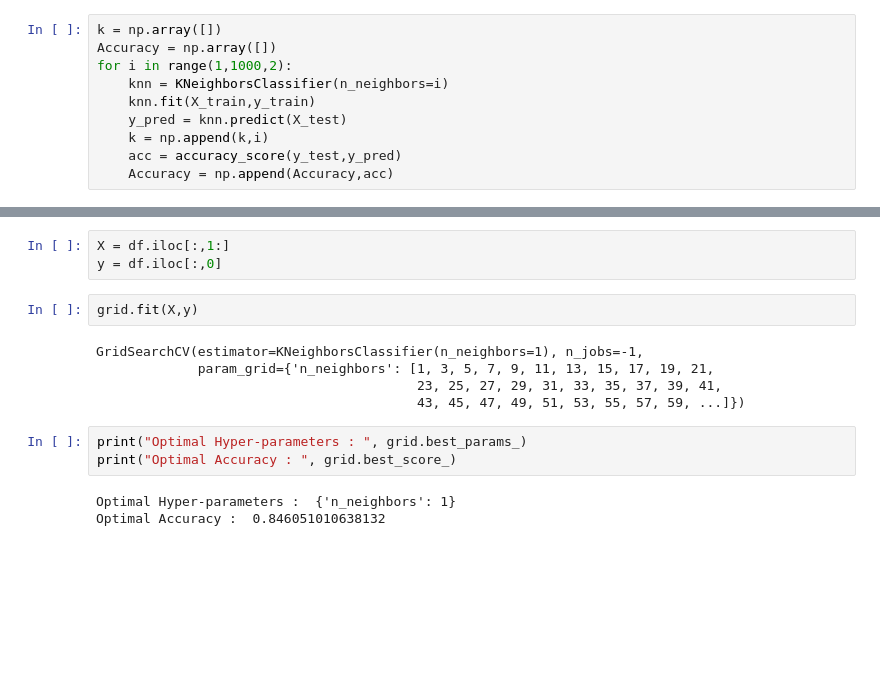
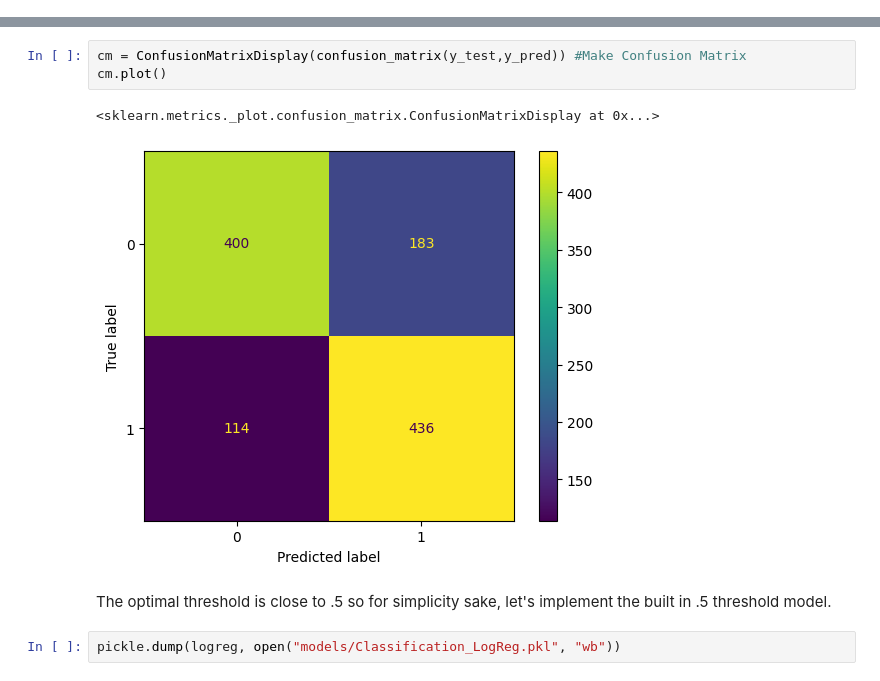
Before and after one commit to jiaweizheng1/Car-Price-Prediction-And-Owners-Prediction, a Jupyter notebook: Classification_LogReg+kNN.ipynb, the cells around one changed output, grey strips where cells are left out. Drawn from its saved outputs; the diff is of its cells as text; blank space fills up the shorter version.

```diff
--- a/Classification_LogReg+kNN.ipynb
+++ b/Classification_LogReg+kNN.ipynb
@@ -357,10 +256,0 @@ weighted avg       0.76      0.76      0.76      1133
-# %%
-k = np.array([])
-Accuracy = np.array([])
-for i in range(1,1000,2):
-    knn = KNeighborsClassifier(n_neighbors=i)
-    knn.fit(X_train,y_train)
-    y_pred = knn.predict(X_test)
-    k = np.append(k,i)
-    acc = accuracy_score(y_test,y_pred)
-    Accuracy = np.append(Accuracy,acc)
@@ -447,16 +257,10 @@ df
-# %%
-X = df.iloc[:,1:]
-y = df.iloc[:,0]
-# %%
-grid.fit(X,y)
-# %% [output]
-GridSearchCV(estimator=KNeighborsClassifier(n_neighbors=1), n_jobs=-1,
-             param_grid={'n_neighbors': [1, 3, 5, 7, 9, 11, 13, 15, 17, 19, 21,
-                                         23, 25, 27, 29, 31, 33, 35, 37, 39, 41,
-                                         43, 45, 47, 49, 51, 53, 55, 57, 59, ...]})
-# %%
-print("Optimal Hyper-parameters : ", grid.best_params_)
-print("Optimal Accuracy : ", grid.best_score_)
-# %% [output]
-Optimal Hyper-parameters :  {'n_neighbors': 1}
-Optimal Accuracy :  0.846051010638132
+# %%
+cm = ConfusionMatrixDisplay(confusion_matrix(y_test,y_pred)) #Make Confusion Matrix
+cm.plot()
+# %% [output]
+<sklearn.metrics._plot.confusion_matrix.ConfusionMatrixDisplay at 0x...>
+[figure, added]
+# %% [markdown]
+The optimal threshold is close to .5 so for simplicity sake, let's implement the built in .5 threshold model.
+# %%
+pickle.dump(logreg, open("models/Classification_LogReg.pkl", "wb"))
```
Also changed, not shown: parts of 63 cells of this notebook, 9 other files.
